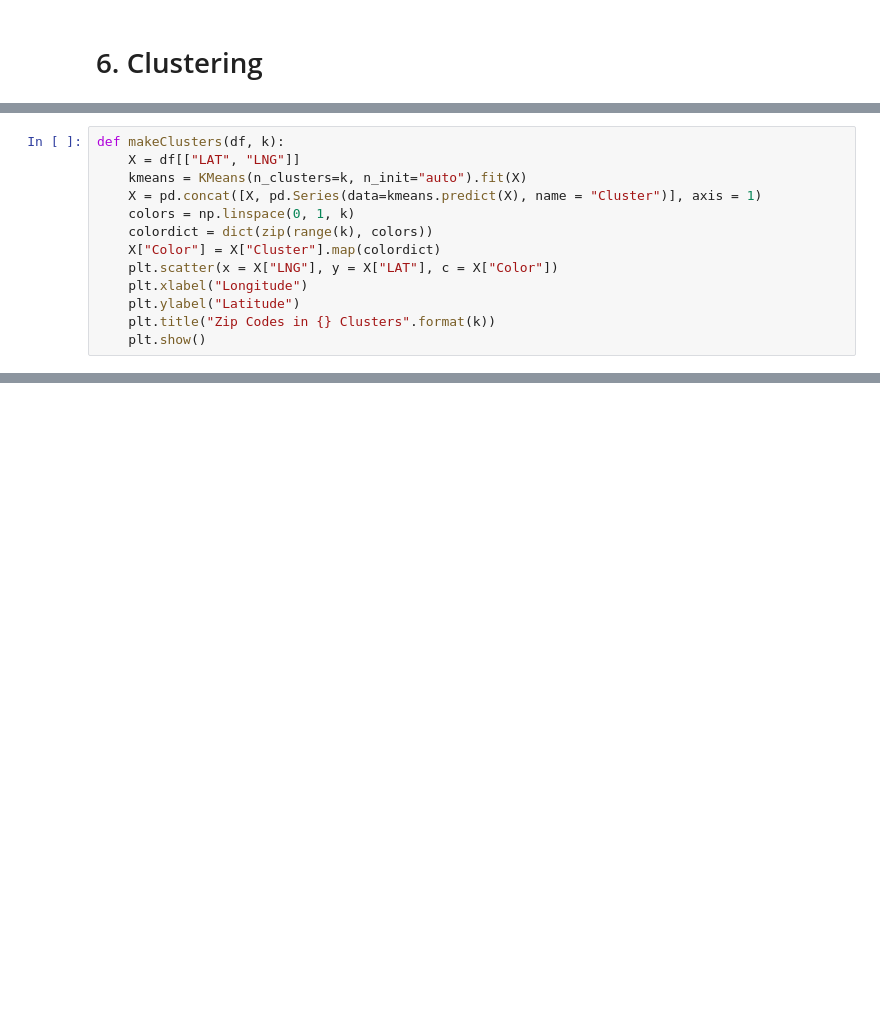
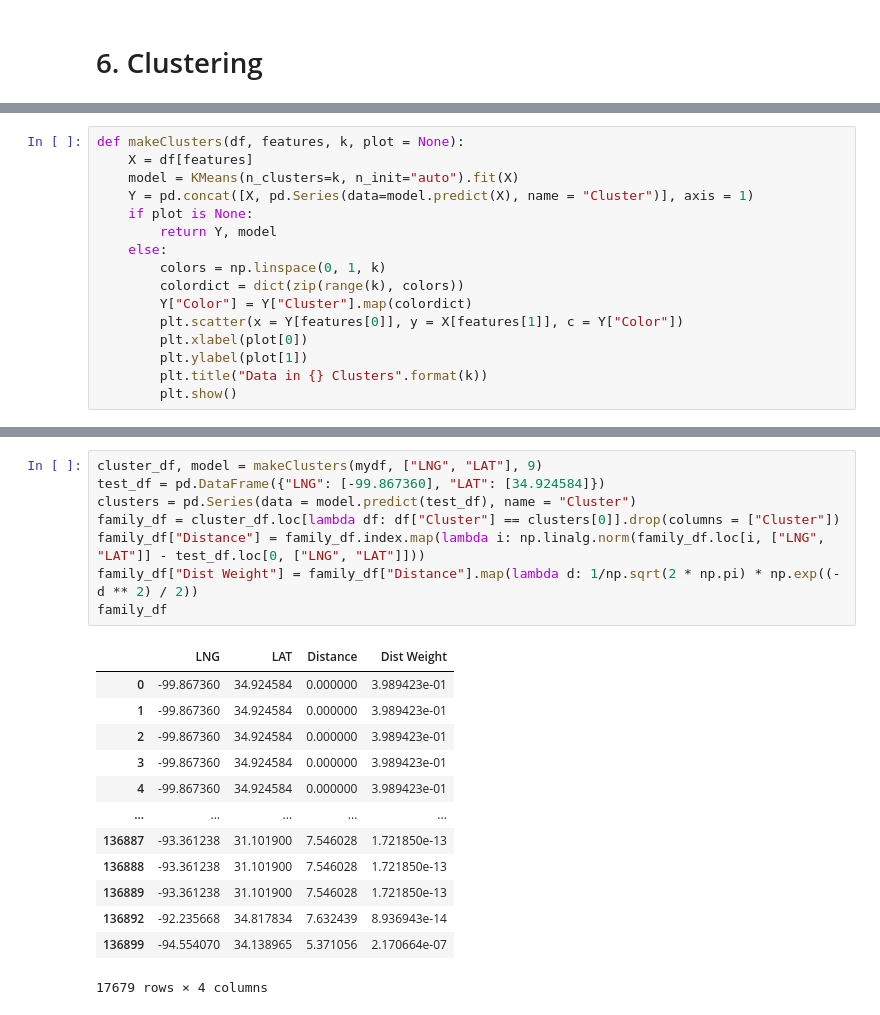
Before and after one commit to CategorIAN/CSCI550_Final, a Jupyter notebook: nb1.ipynb, the cells around one changed output, grey strips where cells are left out. Drawn from its saved outputs; the diff is of its cells as text; blank space fills up the shorter version.

```diff
--- a/nb1.ipynb
+++ b/nb1.ipynb
@@ -208,13 +245,16 @@ plt.show()
 # %%
-def makeClusters(df, k):
-    X = df[["LAT", "LNG"]]
-    kmeans = KMeans(n_clusters=k, n_init="auto").fit(X)
-    X = pd.concat([X, pd.Series(data=kmeans.predict(X), name = "Cluster")], axis = 1)
-    colors = np.linspace(0, 1, k)
-    colordict = dict(zip(range(k), colors))
-    X["Color"] = X["Cluster"].map(colordict)
-    plt.scatter(x = X["LNG"], y = X["LAT"], c = X["Color"])
-    plt.xlabel("Longitude")
-    plt.ylabel("Latitude")
-    plt.title("Zip Codes in {} Clusters".format(k))
-    plt.show()
+def makeClusters(df, features, k, plot = None):
+    X = df[features]
+    model = KMeans(n_clusters=k, n_init="auto").fit(X)
+    Y = pd.concat([X, pd.Series(data=model.predict(X), name = "Cluster")], axis = 1)
+    if plot is None:
+        return Y, model
+    else:
+        colors = np.linspace(0, 1, k)
+        colordict = dict(zip(range(k), colors))
+        Y["Color"] = Y["Cluster"].map(colordict)
+        plt.scatter(x = Y[features[0]], y = X[features[1]], c = Y["Color"])
+        plt.xlabel(plot[0])
+        plt.ylabel(plot[1])
+        plt.title("Data in {} Clusters".format(k))
+        plt.show()
@@ -224,0 +261,22 @@ makeClusters(df, 9)
+# %%
+cluster_df, model = makeClusters(mydf, ["LNG", "LAT"], 9)
+test_df = pd.DataFrame({"LNG": [-99.867360], "LAT": [34.924584]})
+clusters = pd.Series(data = model.predict(test_df), name = "Cluster")
+family_df = cluster_df.loc[lambda df: df["Cluster"] == clusters[0]].drop(columns = ["Cluster"])
+family_df["Distance"] = family_df.index.map(lambda i: np.linalg.norm(family_df.loc[i, ["LNG", "LAT"]] - test_df.loc[0, ["LNG", "LAT"]]))
+family_df["Dist Weight"] = family_df["Distance"].map(lambda d: 1/np.sqrt(2 * np.pi) * np.exp((- d ** 2) / 2))
+family_df
+# %% [output]
+|  | LNG | LAT | Distance | Dist Weight |
+| 0 | -99.867360 | 34.924584 | 0.000000 | 3.989423e-01 |
+| 1 | -99.867360 | 34.924584 | 0.000000 | 3.989423e-01 |
+| 2 | -99.867360 | 34.924584 | 0.000000 | 3.989423e-01 |
+| 3 | -99.867360 | 34.924584 | 0.000000 | 3.989423e-01 |
+| 4 | -99.867360 | 34.924584 | 0.000000 | 3.989423e-01 |
+| ... | ... | ... | ... | ... |
+| 136887 | -93.361238 | 31.101900 | 7.546028 | 1.721850e-13 |
+| 136888 | -93.361238 | 31.101900 | 7.546028 | 1.721850e-13 |
+| 136889 | -93.361238 | 31.101900 | 7.546028 | 1.721850e-13 |
+| 136892 | -92.235668 | 34.817834 | 7.632439 | 8.936943e-14 |
+| 136899 | -94.554070 | 34.138965 | 5.371056 | 2.170664e-07 |
+17679 rows × 4 columns
```
Also changed, not shown: parts of 6 cells of this notebook.
